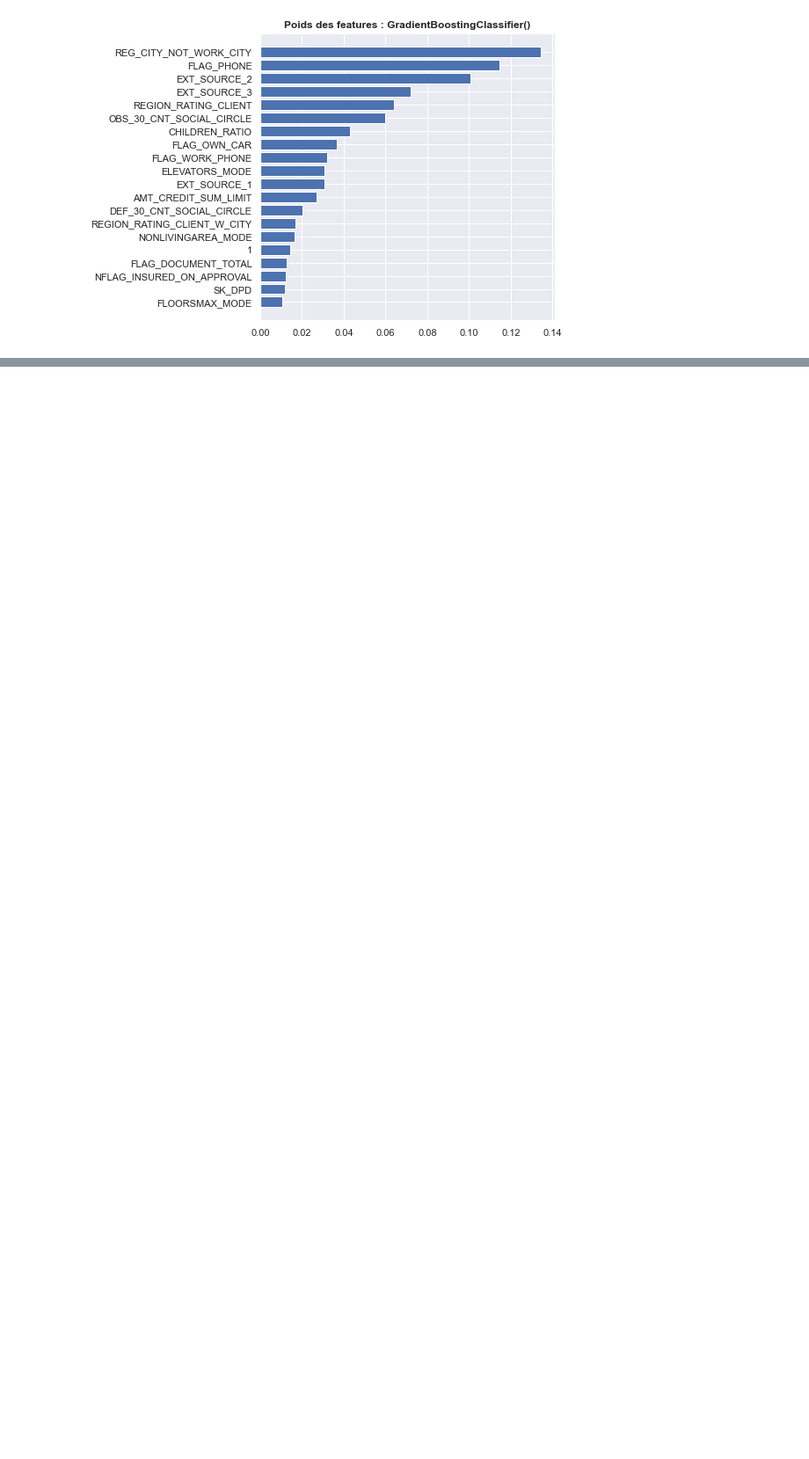
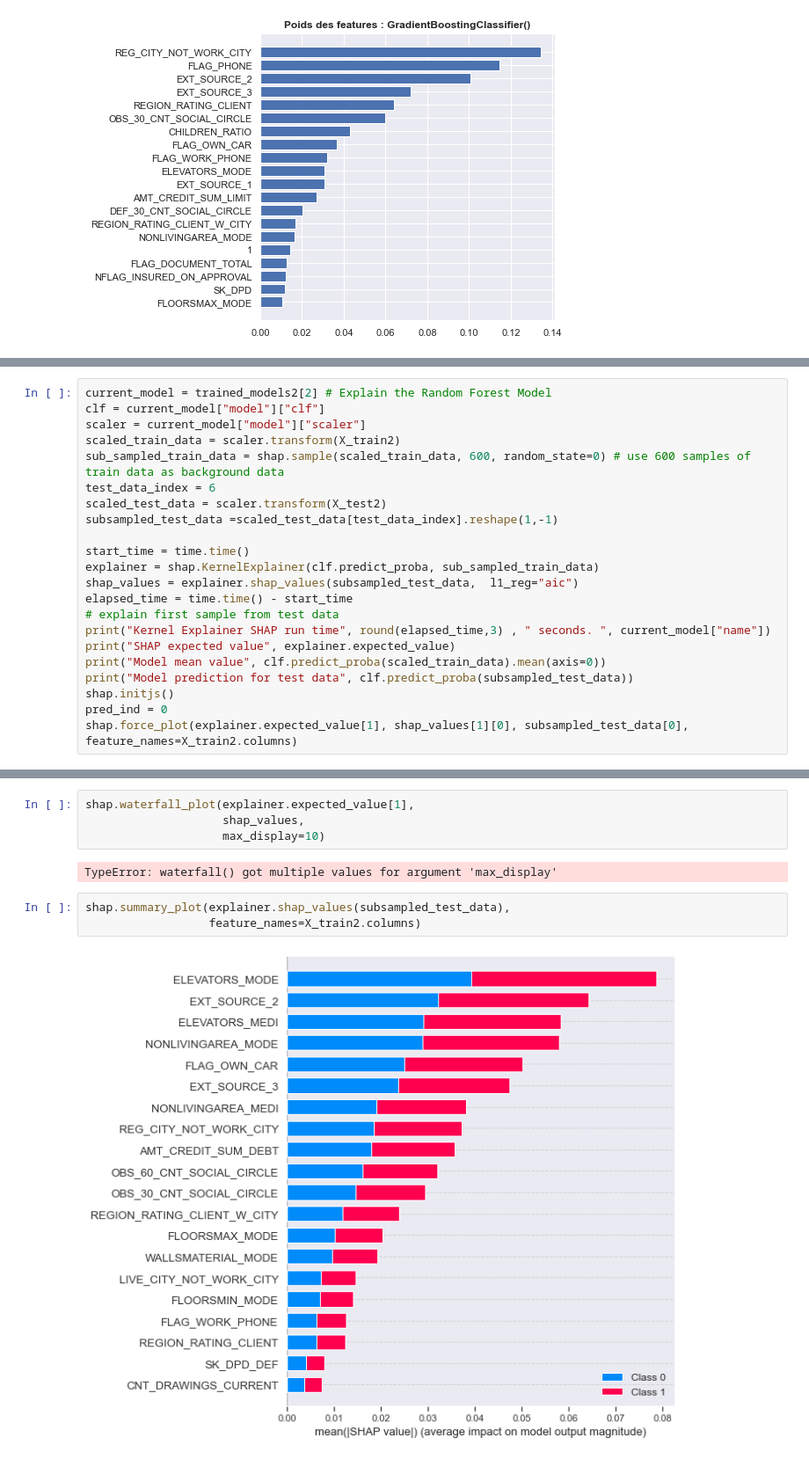
Before and after one commit to Neclis/OC7, a Jupyter notebook: P7_Scoring_00_Martinez_Nicolas.ipynb, the cells around one changed output, grey strips where cells are left out. Shown at 88% size. Drawn from its saved outputs; the diff is of its cells as text; blank space fills up the shorter version.

Commit message:
add SHAP

```diff
--- a/P7_Scoring_00_Martinez_Nicolas.ipynb
+++ b/P7_Scoring_00_Martinez_Nicolas.ipynb
@@ -1694,0 +1722,22 @@ for i in range(1,4):
+# %%
+current_model = trained_models2[2] # Explain the Random Forest Model
+clf = current_model["model"]["clf"]
+scaler = current_model["model"]["scaler"]
+scaled_train_data = scaler.transform(X_train2)
+sub_sampled_train_data = shap.sample(scaled_train_data, 600, random_state=0) # use 600 samples of train data as background data
+test_data_index = 6
+scaled_test_data = scaler.transform(X_test2)
+subsampled_test_data =scaled_test_data[test_data_index].reshape(1,-1)
+
+start_time = time.time()
+explainer = shap.KernelExplainer(clf.predict_proba, sub_sampled_train_data)
+shap_values = explainer.shap_values(subsampled_test_data,  l1_reg="aic")
+elapsed_time = time.time() - start_time
+# explain first sample from test data
+print("Kernel Explainer SHAP run time", round(elapsed_time,3) , " seconds. ", current_model["name"])
+print("SHAP expected value", explainer.expected_value)
+print("Model mean value", clf.predict_proba(scaled_train_data).mean(axis=0))
+print("Model prediction for test data", clf.predict_proba(subsampled_test_data))
+shap.initjs()
+pred_ind = 0
+shap.force_plot(explainer.expected_value[1], shap_values[1][0], subsampled_test_data[0], feature_names=X_train2.columns)
@@ -1695,3 +1756,14 @@ for i in range(1,4):
+# %%
+shap.waterfall_plot(explainer.expected_value[1],
+                    shap_values,
+                    max_display=10)
+# %% [output]
+TypeError: waterfall() got multiple values for argument 'max_display'
+# %%
+shap.summary_plot(explainer.shap_values(subsampled_test_data),
+                  feature_names=X_train2.columns)
+# %% [output]
+[figure, added]
 # %% [markdown]
 Optimisation du modele CV avec la fonction objectif définie
 Export du modele entrainé pickle
```
Also changed, not shown: parts of 4 cells of this notebook.
